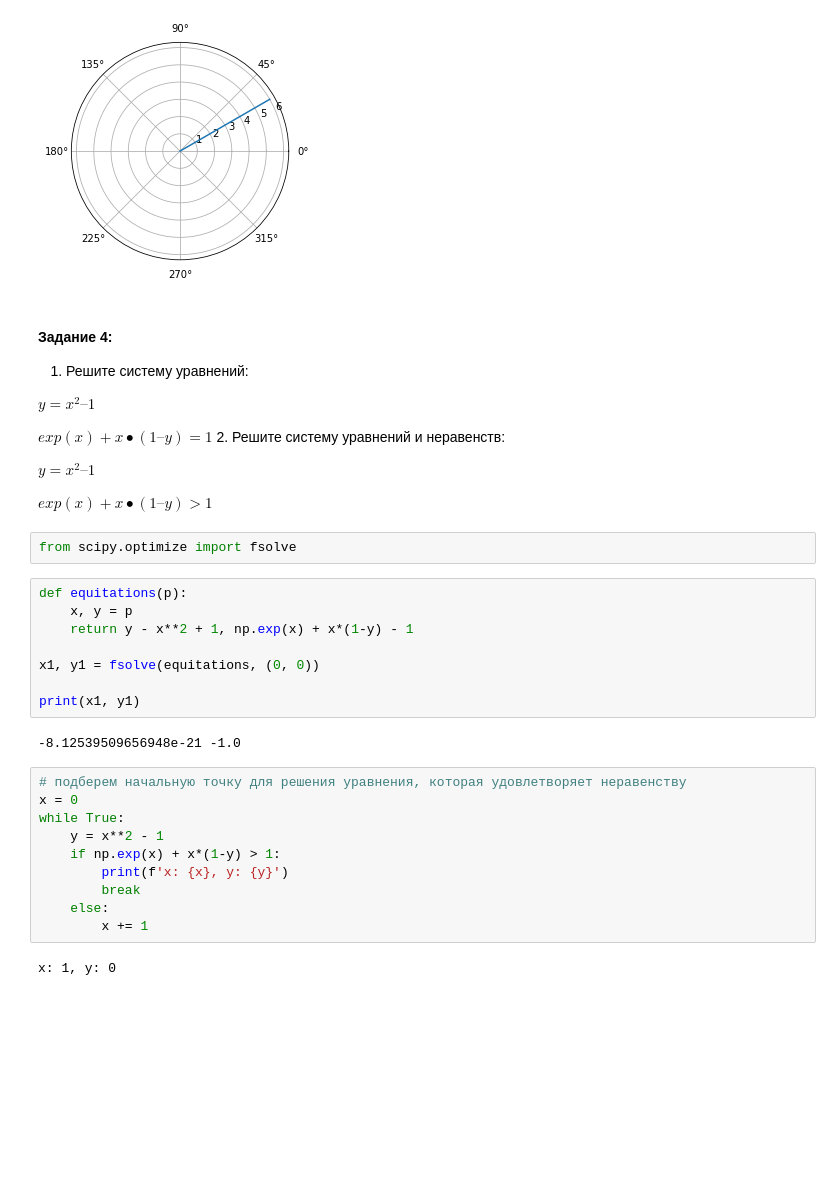
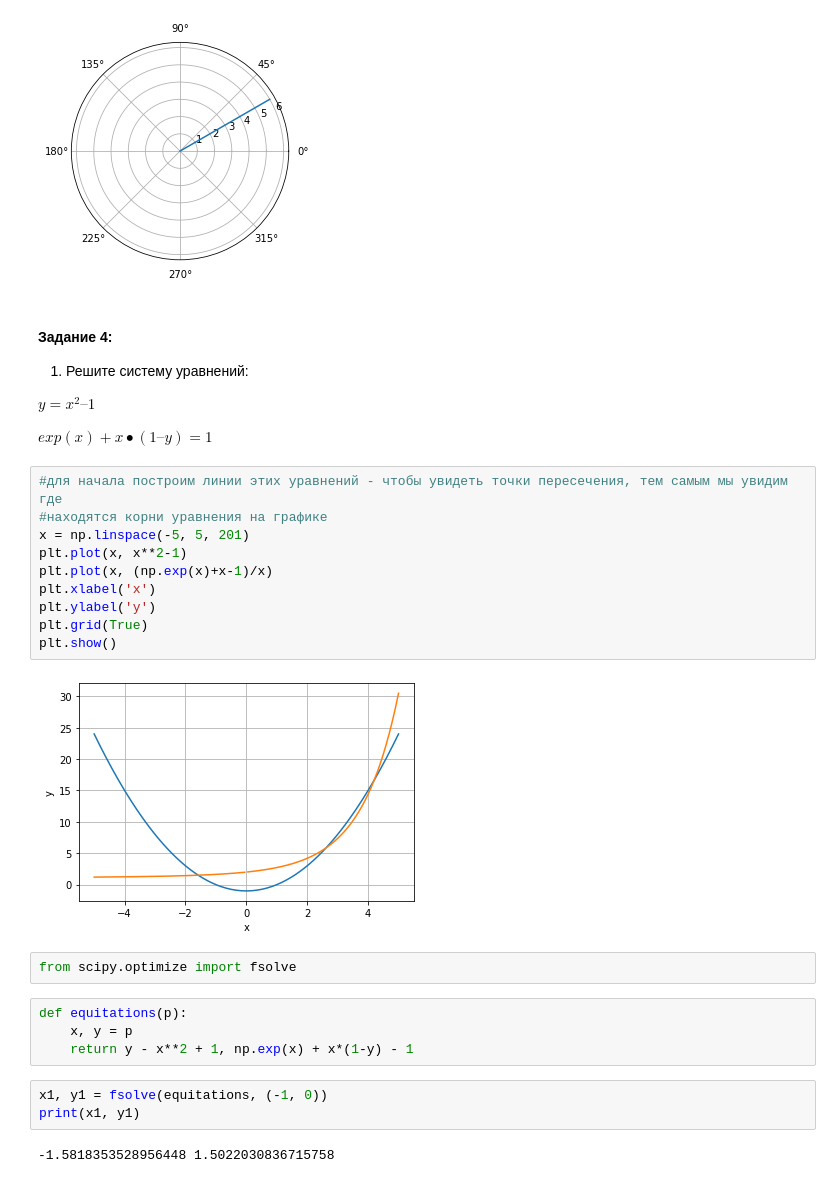
Before and after one commit to fattakhovemil/Introduction_to_higher_mathematics_GB, a Jupyter notebook: Homework_03.ipynb, the cells around one changed output. Cells and saved outputs as stored; diff of their text form; blank space fills up the shorter version.

```diff
--- a/Homework_03.ipynb
+++ b/Homework_03.ipynb
@@ -265,32 +265,26 @@ polar_line(R=6, a=30)
 $y = x^2 – 1$
 
 $exp(x) + x∙(1 – y) = 1$
-2. Решите систему уравнений и неравенств:
-
-$y = x^2 – 1$
-
-$exp(x) + x∙(1 – y) > 1$
+# %%
+#для начала построим линии этих уравнений - чтобы увидеть точки пересечения, тем самым мы увидим где
+#находятся корни уравнения на графике
+x = np.linspace(-5, 5, 201)
+plt.plot(x, x**2-1)
+plt.plot(x, (np.exp(x)+x-1)/x)
+plt.xlabel('x')
+plt.ylabel('y')
+plt.grid(True)
+plt.show()
+# %% [output]
+[figure, added]
 # %%
 from scipy.optimize import fsolve
 # %%
 def equitations(p):
     x, y = p
     return y - x**2 + 1, np.exp(x) + x*(1-y) - 1
-
-x1, y1 = fsolve(equitations, (0, 0))
-
-print(x1, y1)
-# %% [output]
--8.12539509656948e-21 -1.0
-# %%
-# подберем начальную точку для решения уравнения, которая удовлетворяет неравенству
-x = 0
-while True:
-    y = x**2 - 1
-    if np.exp(x) + x*(1-y) > 1:
-        print(f'x: {x}, y: {y}')
-        break
-    else:
-        x += 1
-# %% [output]
-x: 1, y: 0
+# %%
+x1, y1 = fsolve(equitations, (-1, 0))
+print(x1, y1)
+# %% [output]
+-1.5818353528956448 1.5022030836715758
```
Also changed, not shown: parts of 8 cells of this notebook.
